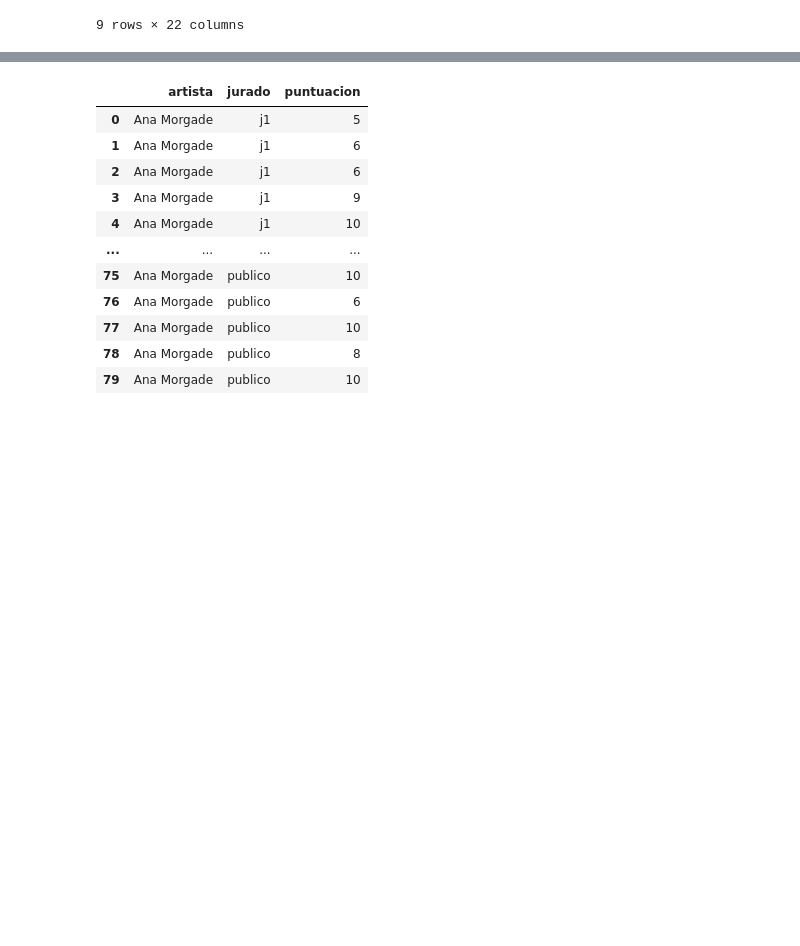
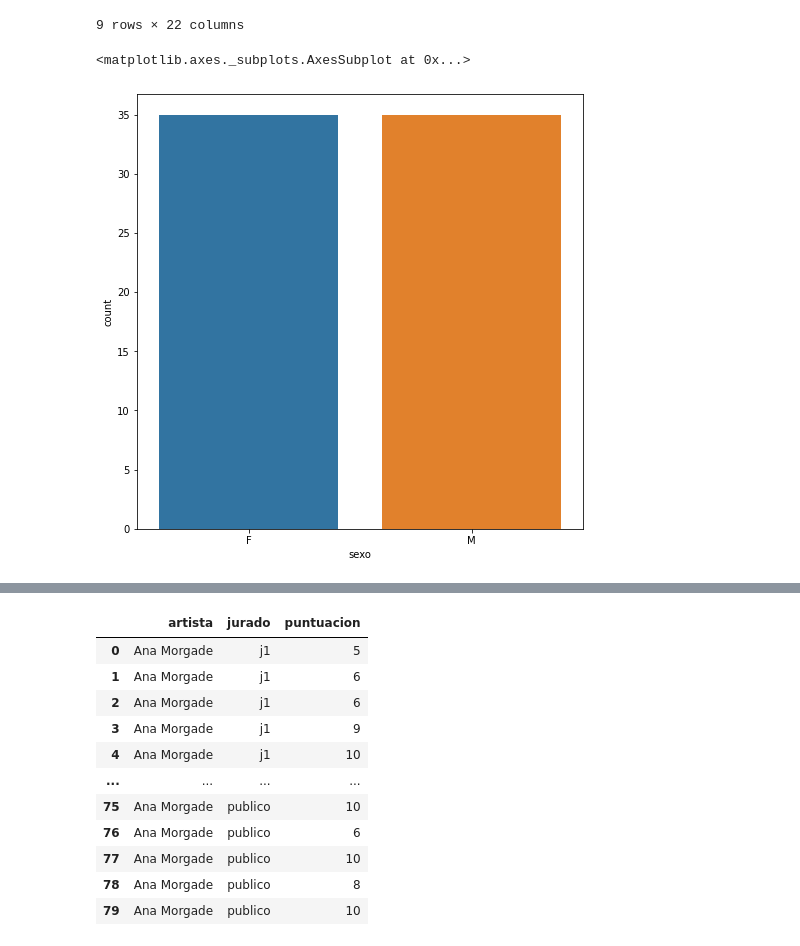
Before and after one commit to llabarga/ib-internal-math, a Jupyter notebook: TCMS_EDA.ipynb, the cells around one changed output, grey strips where cells are left out. Drawn from its saved outputs; the diff is of its cells as text; code cells hidden in the pictures; blank space fills up the shorter version.

```diff
--- a/TCMS_EDA.ipynb
+++ b/TCMS_EDA.ipynb
@@ -87,3 +94,10 @@ tcms[tcms['artista'] == 'Angy']
 | 7 | 1 | 8 | Left Outside Alone de Anastacia | Angy | 6 | 7 | 6 | 12 | 0 | Santiago | ... | ... |
 | 8 | 1 | 9 | Don't Stop Me Now de Freddie Merc... | Angy | 9 | 12 | 12 | 10 | 0 | Sylvia | ... | ... |
 9 rows × 22 columns
+# %%
+concursantes = pd.read_csv('concursantes.csv')
+# %%
+sns.countplot(concursantes.sexo)
+# %% [output]
+<matplotlib.axes._subplots.AxesSubplot at 0x...>
+[figure, added]
```
Also changed, not shown: parts of 51 cells of this notebook, 3 other files.
